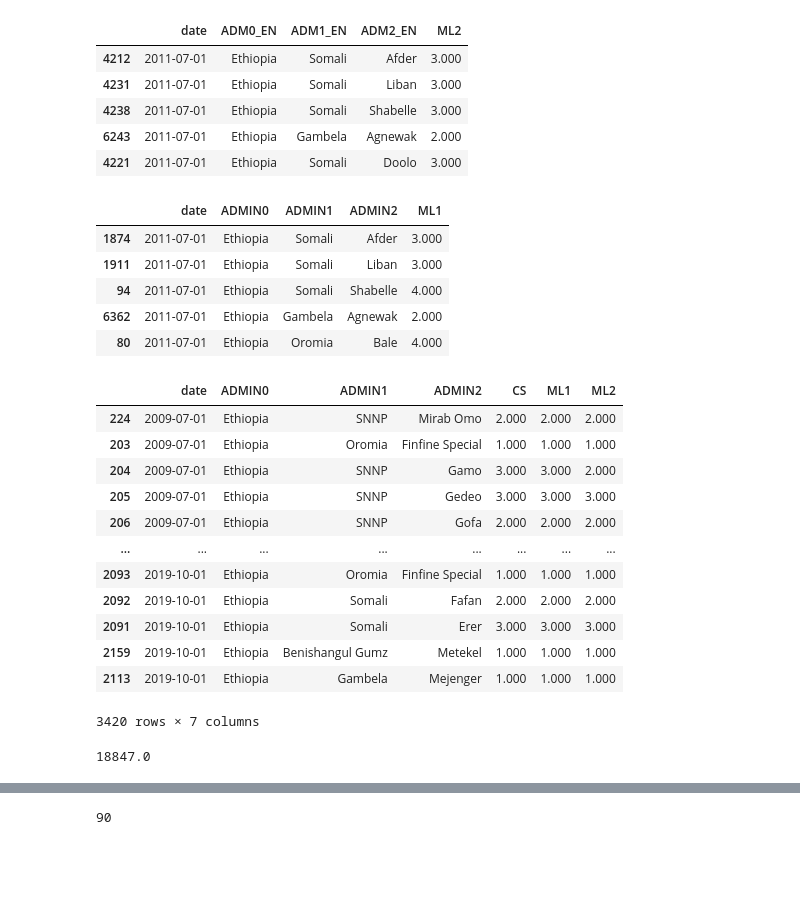
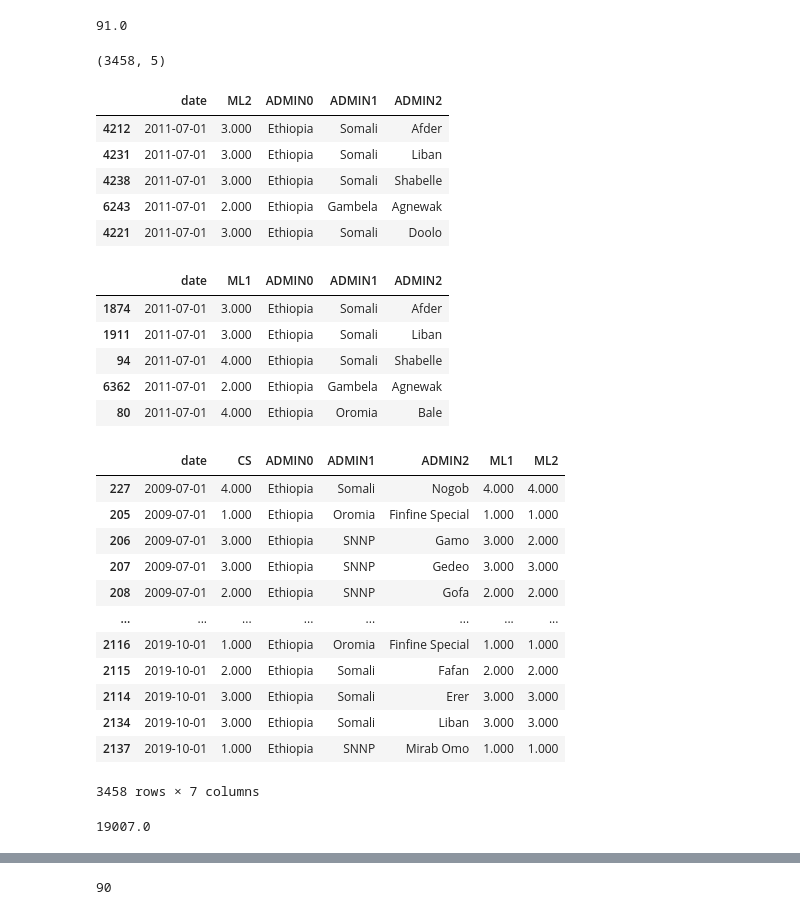
Before and after one commit to OCHA-DAP/pa-aa-food-insecurity, a Jupyter notebook: ethiopia/adbsimplification_ethiopia-fewsnet-analysis.ipynb, the cells around one changed output, grey strips where cells are left out. Drawn from its saved outputs; the diff is of its cells as text; code cells hidden in the pictures; blank space fills up the shorter version.

```diff
--- a/ethiopia/adbsimplification_ethiopia-fewsnet-analysis.ipynb
+++ b/ethiopia/adbsimplification_ethiopia-fewsnet-analysis.ipynb
@@ -15,55 +15,63 @@ pd.set_option('display.float_format', lambda x: '%.3f' % x)
 #TV: assume this is output from convert_fewsnet_to_admin2.py
 #has data from 07-2009 till 10-2019
 #for now assuming convert_fewsnet_to_admin2.py does the thing as described in the proposal
-cs = pd.read_csv('Data/ethiopia_admin2_fewsnet_CS2020-09-08.csv',index_col=0)
-ml1 = pd.read_csv('Data/ethiopia_admin2_fewsnet_ML12020-09-08.csv',index_col=0)
-ml2 = pd.read_csv('Data/ethiopia_admin2_fewsnet_ML22020-09-08.csv',index_col=0)
+cs = pd.read_csv('Data/EA_FewsNet/FewsNetAdmin2/ethiopia_admin2_fewsnet_20090701_20191001_CS.csv',index_col=0)
+ml1 = pd.read_csv('Data/EA_FewsNet/FewsNetAdmin2/ethiopia_admin2_fewsnet_20090701_20191001_ML1.csv',index_col=0)
+ml2 = pd.read_csv('Data/EA_FewsNet/FewsNetAdmin2/ethiopia_admin2_fewsnet_20090701_20191001_ML2.csv',index_col=0)
 # %%
 cs.rename(columns={"ADM0_EN":"ADMIN0","ADM1_EN":"ADMIN1","ADM2_EN":"ADMIN2"},inplace=True)
 ml1.rename(columns={"ADM0_EN":"ADMIN0","ADM1_EN":"ADMIN1","ADM2_EN":"ADMIN2"},inplace=True)
 ml2.rename(columns={"ADM0_EN":"ADMIN0","ADM1_EN":"ADMIN1","ADM2_EN":"ADMIN2"},inplace=True)
+# %%
+ml2.shape[0]/38
+# %% [output]
+91.0
+# %%
+cs.shape
+# %% [output]
+(3458, 5)
 # %%
 ml2.head()
 # %% [output]
-|  | date | ADM0_EN | ADM1_EN | ADM2_EN | ML2 |
-| 4212 | 2011-07-01 | Ethiopia | Somali | Afder | 3.000 |
-| 4231 | 2011-07-01 | Ethiopia | Somali | Liban | 3.000 |
-| 4238 | 2011-07-01 | Ethiopia | Somali | Shabelle | 3.000 |
-| 6243 | 2011-07-01 | Ethiopia | Gambela | Agnewak | 2.000 |
-| 4221 | 2011-07-01 | Ethiopia | Somali | Doolo | 3.000 |
+|  | date | ML2 | ADMIN0 | ADMIN1 | ADMIN2 |
+| 4212 | 2011-07-01 | 3.000 | Ethiopia | Somali | Afder |
+| 4231 | 2011-07-01 | 3.000 | Ethiopia | Somali | Liban |
+| 4238 | 2011-07-01 | 3.000 | Ethiopia | Somali | Shabelle |
+| 6243 | 2011-07-01 | 2.000 | Ethiopia | Gambela | Agnewak |
+| 4221 | 2011-07-01 | 3.000 | Ethiopia | Somali | Doolo |
 # %%
 ml1.head()
 # %% [output]
-|  | date | ADMIN0 | ADMIN1 | ADMIN2 | ML1 |
-| 1874 | 2011-07-01 | Ethiopia | Somali | Afder | 3.000 |
-| 1911 | 2011-07-01 | Ethiopia | Somali | Liban | 3.000 |
-| 94 | 2011-07-01 | Ethiopia | Somali | Shabelle | 4.000 |
-| 6362 | 2011-07-01 | Ethiopia | Gambela | Agnewak | 2.000 |
-| 80 | 2011-07-01 | Ethiopia | Oromia | Bale | 4.000 |
+|  | date | ML1 | ADMIN0 | ADMIN1 | ADMIN2 |
+| 1874 | 2011-07-01 | 3.000 | Ethiopia | Somali | Afder |
+| 1911 | 2011-07-01 | 3.000 | Ethiopia | Somali | Liban |
+| 94 | 2011-07-01 | 4.000 | Ethiopia | Somali | Shabelle |
+| 6362 | 2011-07-01 | 2.000 | Ethiopia | Gambela | Agnewak |
+| 80 | 2011-07-01 | 4.000 | Ethiopia | Oromia | Bale |
 # %%
 #merge the CS, ML1 and ML2 in one df
-df_ipc = cs.merge(ml1[['date', 'ADMIN2', 'ML1']], on=['ADMIN2', 'date'], how='left')
-df_ipc = df_ipc.merge(ml2[['date', 'ADMIN2', 'ML2']], on=['ADMIN2', 'date'], how='left')
+df_ipc = cs.merge(ml1[['date', 'ADMIN1','ADMIN2', 'ML1']], on=['ADMIN1','ADMIN2', 'date'], how='left')
+df_ipc = df_ipc.merge(ml2[['date', 'ADMIN1','ADMIN2', 'ML2']], on=['ADMIN1','ADMIN2', 'date'], how='left')
 df_ipc['date'] = pd.to_datetime(df_ipc['date'])
 df_ipc.sort_values('date')
 # %% [output]
-|  | date | ADMIN0 | ADMIN1 | ADMIN2 | CS | ML1 | ML2 |
-| 224 | 2009-07-01 | Ethiopia | SNNP | Mirab Omo | 2.000 | 2.000 | 2.000 |
-| 203 | 2009-07-01 | Ethiopia | Oromia | Finfine Special | 1.000 | 1.000 | 1.000 |
-| 204 | 2009-07-01 | Ethiopia | SNNP | Gamo | 3.000 | 3.000 | 2.000 |
-| 205 | 2009-07-01 | Ethiopia | SNNP | Gedeo | 3.000 | 3.000 | 3.000 |
-| 206 | 2009-07-01 | Ethiopia | SNNP | Gofa | 2.000 | 2.000 | 2.000 |
+|  | date | CS | ADMIN0 | ADMIN1 | ADMIN2 | ML1 | ML2 |
+| 227 | 2009-07-01 | 4.000 | Ethiopia | Somali | Nogob | 4.000 | 4.000 |
+| 205 | 2009-07-01 | 1.000 | Ethiopia | Oromia | Finfine Special | 1.000 | 1.000 |
+| 206 | 2009-07-01 | 3.000 | Ethiopia | SNNP | Gamo | 3.000 | 2.000 |
+| 207 | 2009-07-01 | 3.000 | Ethiopia | SNNP | Gedeo | 3.000 | 3.000 |
+| 208 | 2009-07-01 | 2.000 | Ethiopia | SNNP | Gofa | 2.000 | 2.000 |
 | ... | ... | ... | ... | ... | ... | ... | ... |
-| 2093 | 2019-10-01 | Ethiopia | Oromia | Finfine Special | 1.000 | 1.000 | 1.000 |
-| 2092 | 2019-10-01 | Ethiopia | Somali | Fafan | 2.000 | 2.000 | 2.000 |
-| 2091 | 2019-10-01 | Ethiopia | Somali | Erer | 3.000 | 3.000 | 3.000 |
-| 2159 | 2019-10-01 | Ethiopia | Benishangul Gumz | Metekel | 1.000 | 1.000 | 1.000 |
-| 2113 | 2019-10-01 | Ethiopia | Gambela | Mejenger | 1.000 | 1.000 | 1.000 |
+| 2116 | 2019-10-01 | 1.000 | Ethiopia | Oromia | Finfine Special | 1.000 | 1.000 |
+| 2115 | 2019-10-01 | 2.000 | Ethiopia | Somali | Fafan | 2.000 | 2.000 |
+| 2114 | 2019-10-01 | 3.000 | Ethiopia | Somali | Erer | 3.000 | 3.000 |
+| 2134 | 2019-10-01 | 3.000 | Ethiopia | Somali | Liban | 3.000 | 3.000 |
+| 2137 | 2019-10-01 | 1.000 | Ethiopia | SNNP | Mirab Omo | 1.000 | 1.000 |
-3420 rows × 7 columns
+3458 rows × 7 columns
 # %%
 df_ipc.CS.sum()
 # %% [output]
-18847.0
+19007.0
 # %%
 # # mapping names eth pop: fewsnet
 admin2_mapping= {'Etang Special':'Etang Special woreda','Zone 4  (Fantana Rasu)':'Zone 4 (Fantana Rasu)'}
```
Also changed, not shown: parts of 44 cells of this notebook.
